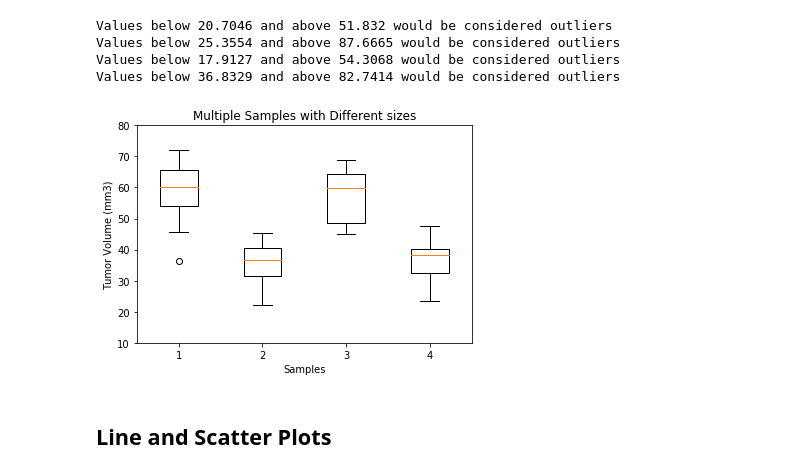
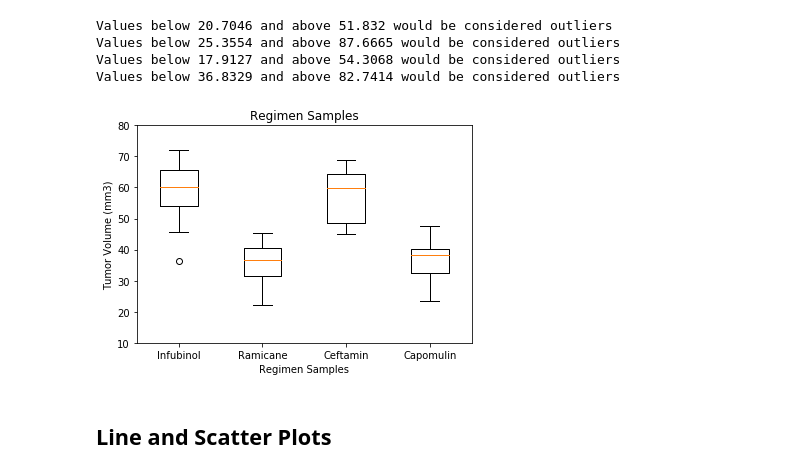
Before and after one commit to rickhaugan/Pymaceuticals, a Jupyter notebook: pymaceuticals_starter.ipynb, the cells around one changed output. Cells and saved outputs as stored; diff of their text form; code cells hidden in the pictures.

```diff
--- a/pymaceuticals_starter.ipynb
+++ b/pymaceuticals_starter.ipynb
@@ -269,48 +269,51 @@ Values below 17.9127 and above 54.3068 would be considered outliers
 Values below 36.8329 and above 82.7414 would be considered outliers
 # %%
 # Generate a box plot of the final tumor volume of each mouse across four regimens of interest
+
+#Values per regimen
 values_per_reg = pd.DataFrame(tumor_vol[0])
 values_per_reg = values_per_reg.append(pd.DataFrame(tumor_vol[1]))
 values_per_reg = values_per_reg.append(pd.DataFrame(tumor_vol[2]))
 values_per_reg = values_per_reg.append(pd.DataFrame(tumor_vol[3]))
 
+#Get a dataframe with only tumor volumne and drug regimen
 drug_vs_tvol = values_per_reg.reset_index()
 drug_vs_tvol = values_per_reg[["Drug Regimen","Tumor Volume (mm3)"]]
 
 
+#Seperate drugs by regimen into series
 inf_drug = drug_vs_tvol.loc[drug_vs_tvol["Drug Regimen"] == "Infubinol"]
-
 inf_drug = inf_drug.reset_index()
 inf_drug_series = inf_drug["Tumor Volume (mm3)"]
 inf_drug_series = pd.Series(inf_drug_series)
 
 rami_drug = drug_vs_tvol.loc[drug_vs_tvol["Drug Regimen"] == "Ramicane"]
-
 rami_drug = rami_drug.reset_index()
 rami_drug_series = rami_drug["Tumor Volume (mm3)"]
 rami_drug_series = pd.Series(rami_drug_series)
 
 ceft_drug = drug_vs_tvol.loc[drug_vs_tvol["Drug Regimen"] == "Ceftamin"]
 ceft_drug = ceft_drug.reset_index()
 ceft_drug_series = ceft_drug["Tumor Volume (mm3)"]
 ceft_drug_series = pd.Series(ceft_drug_series)
 
 capo_drug = drug_vs_tvol.loc[drug_vs_tvol["Drug Regimen"] == "Capomulin"]
 capo_drug = capo_drug.reset_index()
 capo_drug_series = capo_drug["Tumor Volume (mm3)"]
 capo_drug_series = pd.Series(capo_drug_series)
 
-
+#plot all series on same plot
 data = [inf_drug_series,rami_drug_series,ceft_drug_series,capo_drug_series]
 fig7, ax7 = plt.subplots()
-ax7.set_title('Multiple Samples with Different sizes')
-plt.xlabel("Samples")
+ax7.set_title('Regimen Samples')
+plt.xlabel("Regimen Samples")
 plt.ylabel("Tumor Volume (mm3)")
 plt.ylim(10,80)
 ax7.boxplot(data)
+plt.xticks([1, 2, 3, 4], ['Infubinol', 'Ramicane', 'Ceftamin','Capomulin'])
 plt.show()
 # %% [output]
-[figure, old version]
+[figure, new version]
 # %% [markdown]
 ## Line and Scatter Plots
 # %%
```
Also changed, not shown: parts of 4 cells of this notebook.
